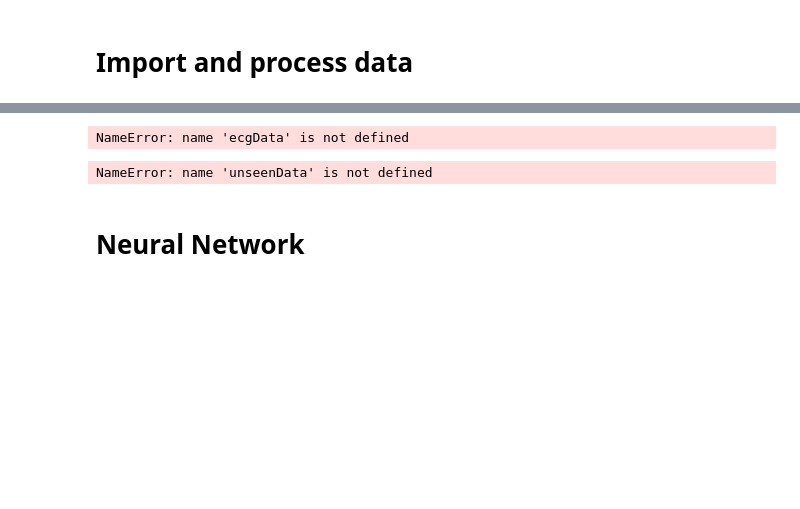
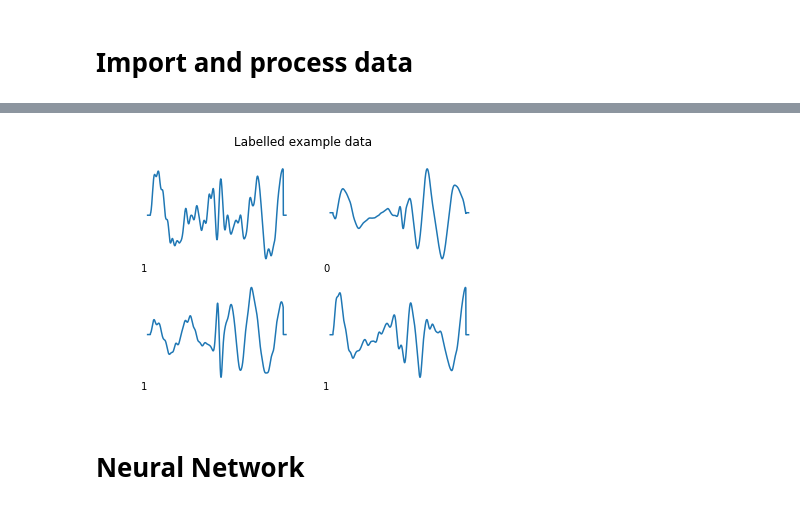
Before and after one commit to Smith42/neuralnet-mcg, a Jupyter notebook: prototypeFive.ipynb, the cells around one changed output, grey strips where cells are left out. Cells and saved outputs as stored; diff of their text form; code cells hidden in the pictures; blank space fills up the shorter version.

```diff
--- a/prototypeFive.ipynb
+++ b/prototypeFive.ipynb
@@ -17,7 +17,7 @@ import datetime
 # %% [markdown]
 # Import and process data
 # %%
-k = 3
+k = 5
 # %%
 def importPickle(fileLocation): # File location is ./inData/6060DataFrame.pkl
     """
@@ -146,12 +146,16 @@ if k == 1:
     unseenHL = np.tile([1,0], (len(hUnseen), 1))
     unseenIL = np.tile([0,1], (len(iUnseen), 1))
 
+kfoldData = []
+kfoldLabels = []
+kfoldLabelsOH = []
+
 if k != 1:
     kfoldStuff = []
     for i in np.arange(0,k,1):
         kfoldStuff.append(functionTown(illData[i], healthData[i], True))
-
-    kfoldData = [kfoldStuff[0][0], kfoldStuff[1][0], kfoldStuff[2][0]]
-    kfoldLabelsOH = [kfoldStuff[0][1], kfoldStuff[1][1], kfoldStuff[2][1]]
-    kfoldLabels = [kfoldStuff[0][2], kfoldStuff[1][2], kfoldStuff[2][2]]
+        kfoldData.append(kfoldStuff[i][0])
+        kfoldLabelsOH.append(kfoldStuff[i][1])
+        kfoldLabels.append(kfoldStuff[i][2])
+        print(len(kfoldData), len(kfoldLabels), len(kfoldLabelsOH))
 # %% [output]
@@ -167,13 +182,8 @@ healthy samples 68
 # %%
-visualiseData(ecgData, classData, 2, False)
-plt.savefig("../thesis/images/mcg1D.pdf")
+visualiseData(kfoldData[0], kfoldLabels[0], 2, False)
+#plt.savefig("../thesis/images/mcg1D.pdf")
 # %% [output]
-NameError: name 'ecgData' is not defined
+[figure, added]
-# %%
-visualiseData(unseenData, unseenClass, 8, False)
-unseenData.shape
-# %% [output]
-NameError: name 'unseenData' is not defined
 # %% [markdown]
 # Neural Network
 # %%
```
Also changed, not shown: parts of 5 cells of this notebook.
